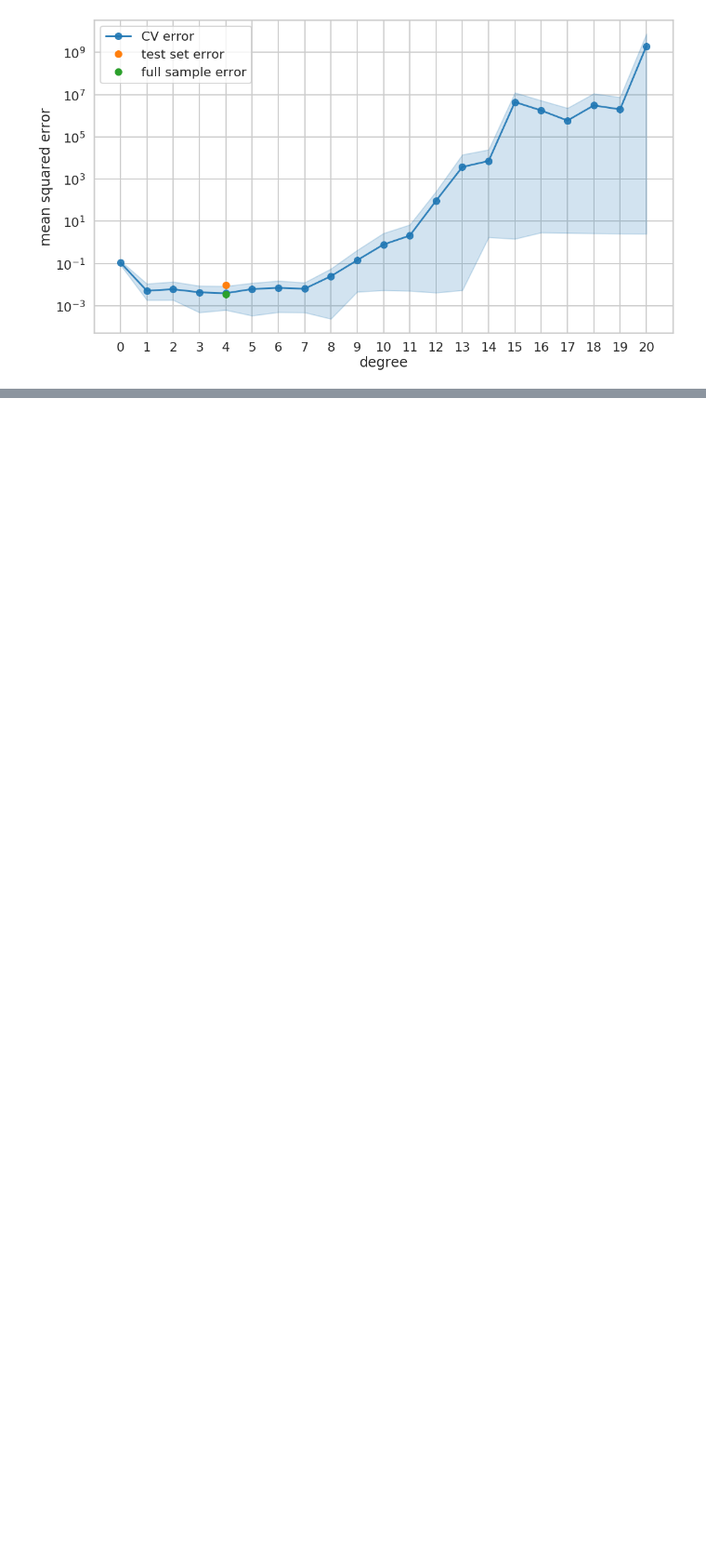
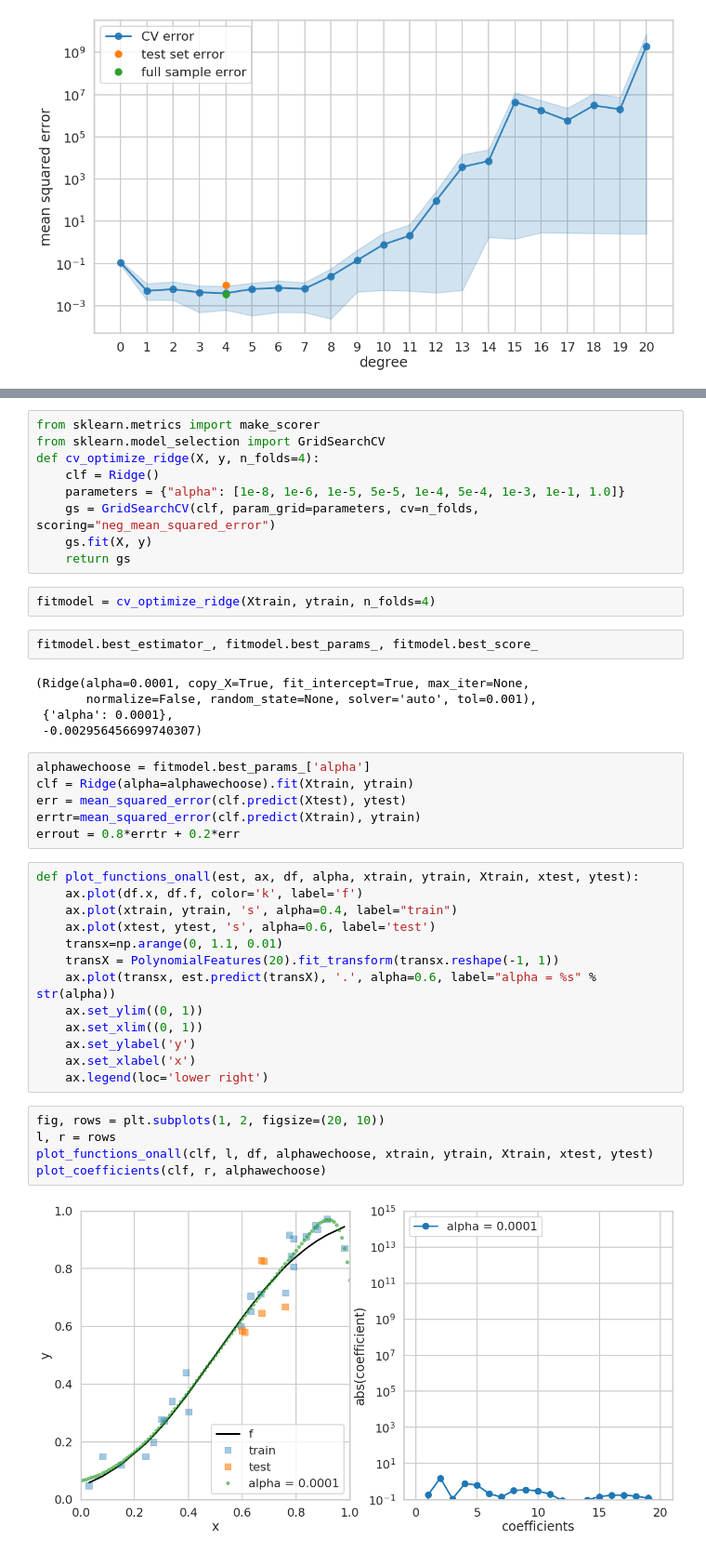
Before and after one commit to Zlisu/2015lab5, a Jupyter notebook: LearningModels-hands-on.ipynb, the cells around one changed output, grey strips where cells are left out. Shown at 93% size. Drawn from its saved outputs; the diff is of its cells as text; blank space fills up the shorter version.

```diff
--- a/LearningModels-hands-on.ipynb
+++ b/LearningModels-hands-on.ipynb
@@ -586,0 +654,44 @@ plt.xticks(np.arange(0, 21, step=1));
+# %%
+from sklearn.metrics import make_scorer
+from sklearn.model_selection import GridSearchCV
+def cv_optimize_ridge(X, y, n_folds=4):
+    clf = Ridge()
+    parameters = {"alpha": [1e-8, 1e-6, 1e-5, 5e-5, 1e-4, 5e-4, 1e-3, 1e-1, 1.0]}
+    gs = GridSearchCV(clf, param_grid=parameters, cv=n_folds, scoring="neg_mean_squared_error")
+    gs.fit(X, y)
+    return gs
+# %%
+fitmodel = cv_optimize_ridge(Xtrain, ytrain, n_folds=4)
+# %%
+fitmodel.best_estimator_, fitmodel.best_params_, fitmodel.best_score_
+# %% [output]
+(Ridge(alpha=0.0001, copy_X=True, fit_intercept=True, max_iter=None,
+       normalize=False, random_state=None, solver='auto', tol=0.001),
+ {'alpha': 0.0001},
+ -0.002956456699740307)
+# %%
+alphawechoose = fitmodel.best_params_['alpha']
+clf = Ridge(alpha=alphawechoose).fit(Xtrain, ytrain)
+err = mean_squared_error(clf.predict(Xtest), ytest)
+errtr=mean_squared_error(clf.predict(Xtrain), ytrain)
+errout = 0.8*errtr + 0.2*err
+# %%
+def plot_functions_onall(est, ax, df, alpha, xtrain, ytrain, Xtrain, xtest, ytest):
+    ax.plot(df.x, df.f, color='k', label='f')
+    ax.plot(xtrain, ytrain, 's', alpha=0.4, label="train")
+    ax.plot(xtest, ytest, 's', alpha=0.6, label='test')
+    transx=np.arange(0, 1.1, 0.01)
+    transX = PolynomialFeatures(20).fit_transform(transx.reshape(-1, 1))
+    ax.plot(transx, est.predict(transX), '.', alpha=0.6, label="alpha = %s" % str(alpha))
+    ax.set_ylim((0, 1))
+    ax.set_xlim((0, 1))
+    ax.set_ylabel('y')
+    ax.set_xlabel('x')
+    ax.legend(loc='lower right')
+# %%
+fig, rows = plt.subplots(1, 2, figsize=(20, 10))
+l, r = rows
+plot_functions_onall(clf, l, df, alphawechoose, xtrain, ytrain, Xtrain, xtest, ytest)
+plot_coefficients(clf, r, alphawechoose)
+# %% [output]
+[figure, added]
```
Also changed, not shown: parts of 5 cells of this notebook.
